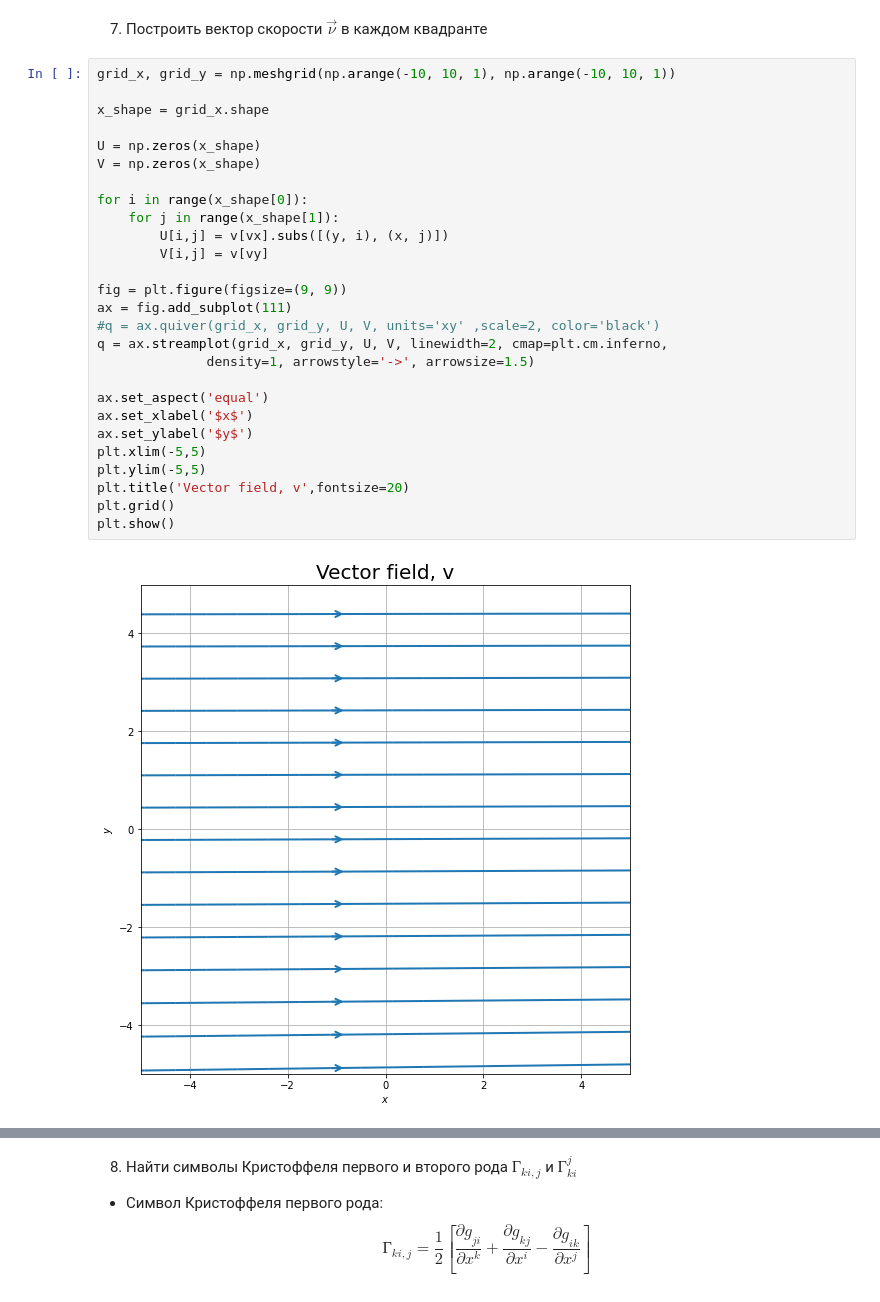
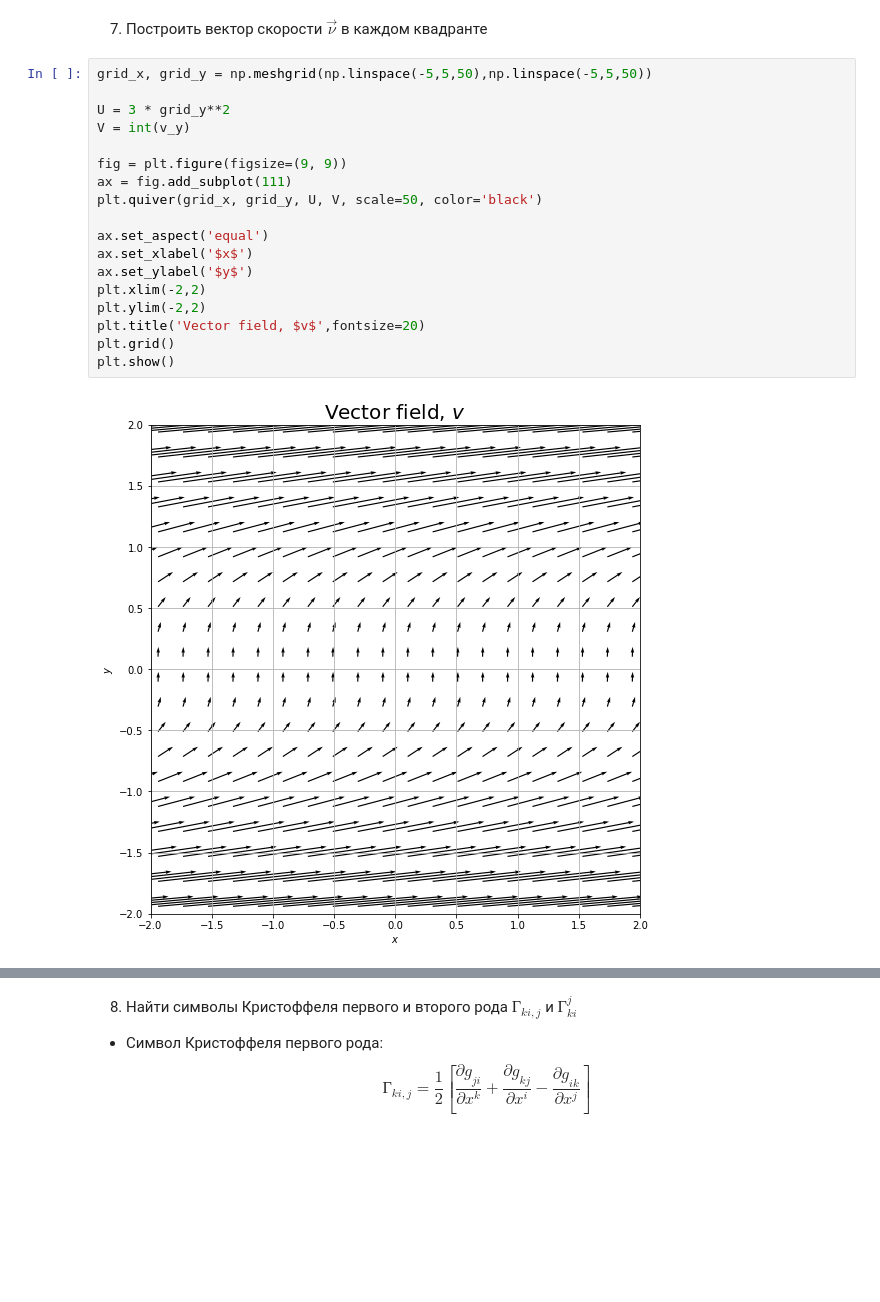
Before and after one commit to SavchukDI/MAI, a Jupyter notebook: course_projects/MAI KP Tensor.ipynb, the cells around one changed output, grey strips where cells are left out. Cells and saved outputs as stored; diff of their text form; blank space fills up the shorter version.

```diff
--- a/course_projects/MAI KP Tensor.ipynb
+++ b/course_projects/MAI KP Tensor.ipynb
@@ -303,31 +355,22 @@ display(V1, V2)
 # %% [markdown]
 7. Построить вектор скорости $\overrightarrow{\nu}$ в каждом квадранте
 # %%
-grid_x, grid_y = np.meshgrid(np.arange(-10, 10, 1), np.arange(-10, 10, 1))
+grid_x, grid_y = np.meshgrid(np.linspace(-5,5,50),np.linspace(-5,5,50))
 
-x_shape = grid_x.shape
-
-U = np.zeros(x_shape)
-V = np.zeros(x_shape)
-
-for i in range(x_shape[0]):
-    for j in range(x_shape[1]):
-        U[i,j] = v[vx].subs([(y, i), (x, j)])
-        V[i,j] = v[vy]
+U = 3 * grid_y**2
+V = int(v_y)
 
 fig = plt.figure(figsize=(9, 9))
 ax = fig.add_subplot(111)
-#q = ax.quiver(grid_x, grid_y, U, V, units='xy' ,scale=2, color='black')
-q = ax.streamplot(grid_x, grid_y, U, V, linewidth=2, cmap=plt.cm.inferno,
-              density=1, arrowstyle='->', arrowsize=1.5)
+plt.quiver(grid_x, grid_y, U, V, scale=50, color='black')
 
 ax.set_aspect('equal')
 ax.set_xlabel('$x$')
 ax.set_ylabel('$y$')
-plt.xlim(-5,5)
-plt.ylim(-5,5)
-plt.title('Vector field, v',fontsize=20)
+plt.xlim(-2,2)
+plt.ylim(-2,2)
+plt.title('Vector field, $v$',fontsize=20)
 plt.grid()
 plt.show()
 # %% [output]
-[figure, old version]
+[figure, new version]
```
Also changed, not shown: parts of 82 cells of this notebook.
